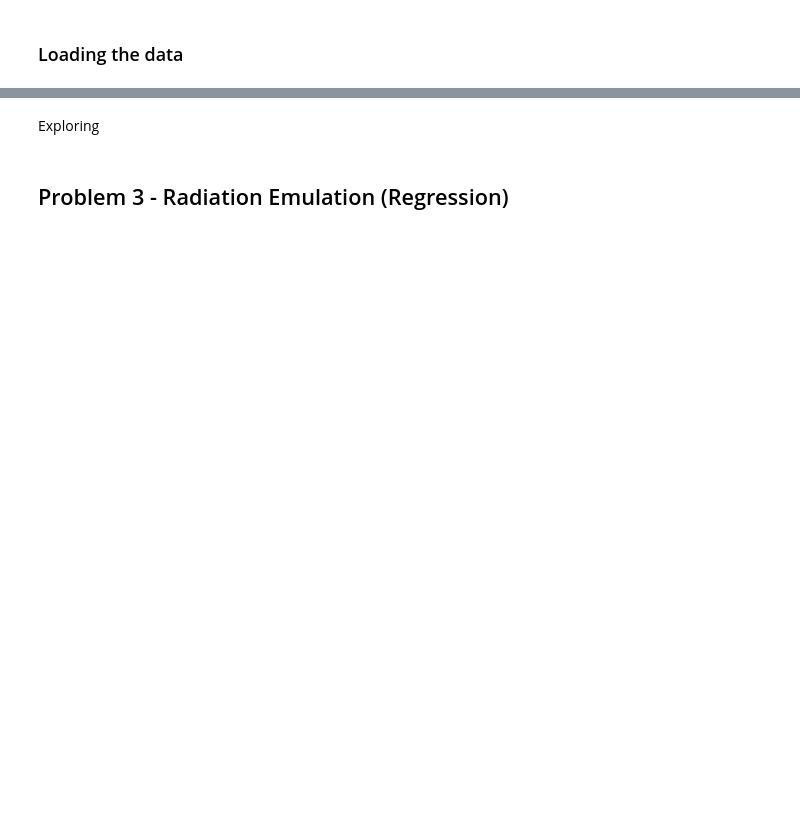
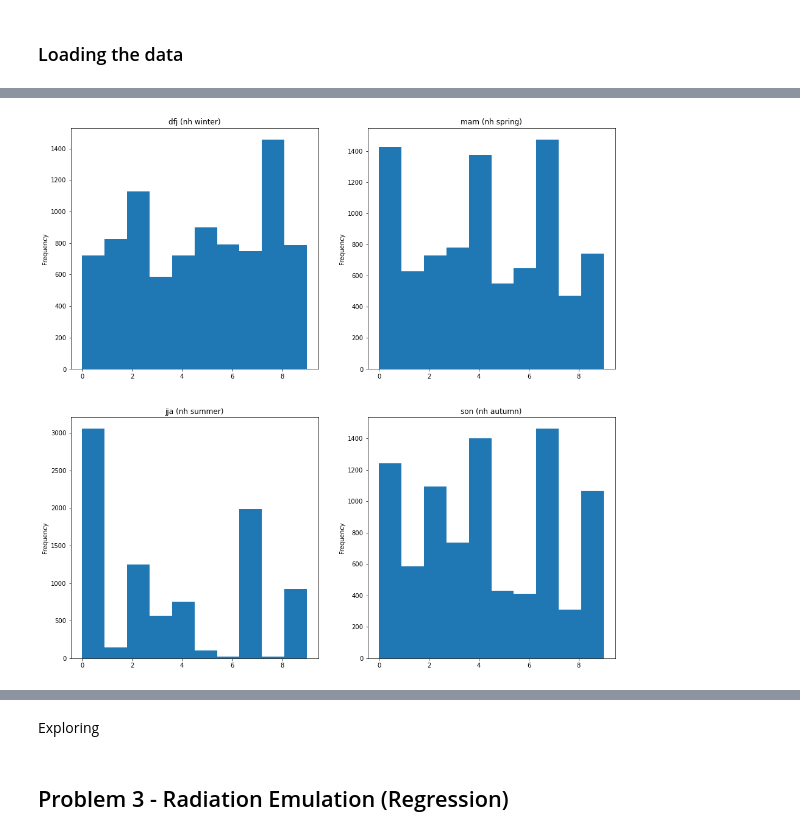
Before and after one commit to informatics-lab/ml_weather_tutorial, a Jupyter notebook: 02_ml_pipeline.ipynb, the cells around one changed output, grey strips where cells are left out. Cells and saved outputs as stored; diff of their text form; code cells hidden in the pictures; blank space fills up the shorter version.

```diff
--- a/02_ml_pipeline.ipynb
+++ b/02_ml_pipeline.ipynb
@@ -601 +592,15 @@ discuss what elements need to be stored.
+# %%
+season_clusters = [kmeans.predict(
+    (era5_mslp_cube.extract(iris.Constraint(season_number=sn1)).data - season_average[sn1]).reshape(
+    (-1, era5_mslp_cube.shape[1] * era5_mslp_cube.shape[2]))
+) for sn1 in range(4)]
+# %%
+season_names =['dfj (nh winter)', 'mam (nh spring)', 'jja (nh summer)','son (nh autumn)']
+# %%
+fig1 = matplotlib.pyplot.figure(figsize=(16,16))
+for sn1, current_season in enumerate(season_clusters):
+    ax1 = fig1.add_subplot(2,2,sn1+1, title=season_names[sn1])
+    pandas.Series(current_season).plot.hist(ax=ax1)
+# %% [output]
+[figure, added]
 # %% [markdown]
```
Also changed, not shown: parts of 83 cells of this notebook.
